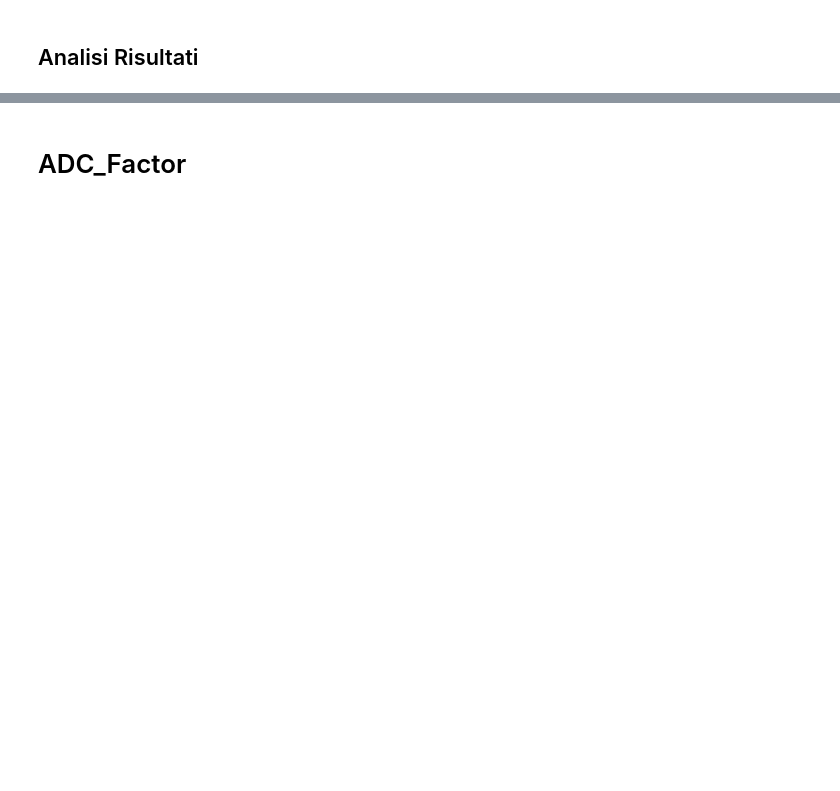
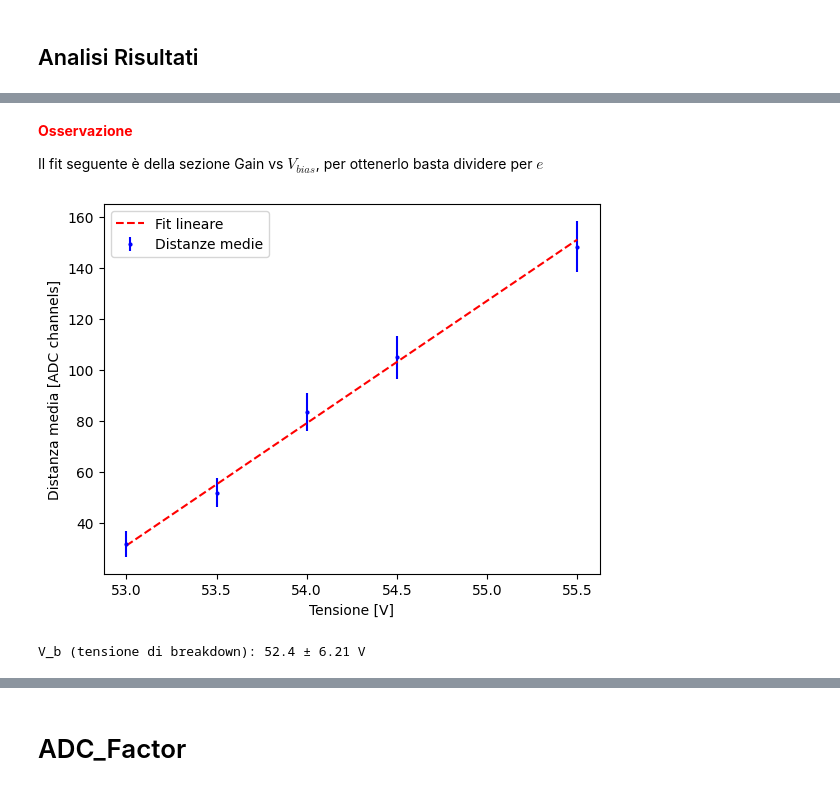
Before and after one commit to Pavar0tty/Laboratorio_SiPM, a Jupyter notebook: Analisi/Parte 1/Analisi Pettine/analisi_pettine.ipynb, the cells around one changed output, grey strips where cells are left out. Saved outputs shown, nothing was run; the diff lists cells and outputs as text; code cells hidden in the pictures; blank space fills up the shorter version.

```diff
--- a/Analisi/Parte 1/Analisi Pettine/analisi_pettine.ipynb
+++ b/Analisi/Parte 1/Analisi Pettine/analisi_pettine.ipynb
@@ -362,6 +361,7 @@ dist54_5, dist_err54_5 = calculate_distances(peaks54_5, unc54_5)
 dist54_5_mean = np.mean(dist54_5)
 
 # dist54_5_std = np.sqrt(np.sum([i**2 for i in dist_err54_5])) / len(dist_err54_5)
-dist54_5_std = np.sqrt(np.sum([i**2 for i in dist_err54_5]) / len(dist_err54_5))
+# dist54_5_std = np.sqrt(np.sum([i**2 for i in dist_err54_5]) / len(dist_err54_5))
+dist54_5_mean, dist54_5_std = media_pesata(dist54_5, dist_err54_5)
 
 print(f"Distanza media pettine 54.5v: {dist54_5_mean:.5g} ± {dist54_5_std:.5g}")
@@ -408,6 +405,7 @@ dist55_5, dist_err55_5 = calculate_distances(peaks55_5, unc55_5)
 dist55_5_mean = np.mean(dist55_5)
 
 # dist55_5_std = np.sqrt(np.sum([i**2 for i in dist_err55_5])) / len(dist_err55_5)
-dist55_5_std = np.sqrt(np.sum([i**2 for i in dist_err55_5]) / len(dist_err55_5))
+# dist55_5_std = np.sqrt(np.sum([i**2 for i in dist_err55_5]) / len(dist_err55_5))
+dist55_5_mean, dist55_5_std = media_pesata(dist55_5, dist_err55_5)
 
 print(f"Distanza media pettine 55.5v: {dist55_5_mean:.5g} ± {dist55_5_std:.5g}")
@@ -414,8 +414,8 @@ print(f"Distanza media pettine 55.5v: {dist55_5_mean:.5g} ± {dist55_5_std:.5g}"
 # %% [markdown]
 ## Analisi Risultati
 # %%
-peaks = [dist53_mean, dist53_5_mean, dist54_mean, dist54_5_mean]
-peaks_err = [dist53_std, dist53_5_std, dist54_std, dist54_5_std]
+peaks = [dist53_mean, dist53_5_mean, dist54_mean, dist54_5_mean, dist55_5_mean]
+peaks_err = [dist53_std, dist53_5_std, dist54_std, dist54_5_std, dist55_5_std]
 
 print("Distanze medie dei pettini:")
 for i in range(len(peaks)):
@@ -423,5 +430,6 @@ for i in range(len(peaks)):
 # %%
 linear = lambda x, a, b: a*x + b
+data_x = [53, 53.5, 54, 54.5, 55.5]
 
-par_lin, val_lin, err_lin, pval_lin, *other = LS_fit([53, 53.5, 54, 54.5], peaks, peaks_err, linear, a=1, b=0, disp=1)
+par_lin, val_lin, err_lin, pval_lin, *other = LS_fit(data_x, peaks, peaks_err, linear, a=1, b=0, disp=1)
 print(f"P-value: {pval_lin:.3e}")
@@ -428,12 +450,26 @@ print(f"P-value: {pval_lin:.3e}")
+# %% [markdown]
+<span style="color:red">**Osservazione**</span>
+
+Il fit seguente è della sezione Gain vs $V_{bias}$, per ottenerlo basta dividere per $e$
 # %%
 # Plotting the results
 
 
-plt.errorbar([53, 53.5, 54, 54.5], peaks, yerr=peaks_err, fmt='o', color='blue', markersize=2, label='Distanze medie')
-plt.plot([53, 53.5, 54, 54.5], linear(np.array([53, 53.5, 54, 54.5]), *val_lin), color='red')
+plt.errorbar(data_x, peaks, yerr=peaks_err, fmt='o', color='blue', markersize=2, label='Distanze medie')
+plt.plot(data_x, linear(np.array(data_x), *val_lin), color='red', linestyle='--', label='Fit lineare')
 
 plt.xlabel('Tensione [V]')
 plt.ylabel('Distanza media [ADC channels]')
 
 plt.legend()
 plt.show()
+# %% [output]
+[figure, added]
+# %%
+# Calcolo della pendenza e dell'intercetta
+
+V_b = -val_lin[1] / val_lin[0]
+V_b_err = np.sqrt((err_lin[1] / val_lin[0])**2 + (val_lin[1] * err_lin[0] / val_lin[0]**2)**2)
+print(f"V_b (tensione di breakdown): {V_b:.3g} ± {V_b_err:.3g} V")
+# %% [output]
+V_b (tensione di breakdown): 52.4 ± 6.21 V
```
Also changed, not shown: parts of 22 cells of this notebook, 1 other file.
